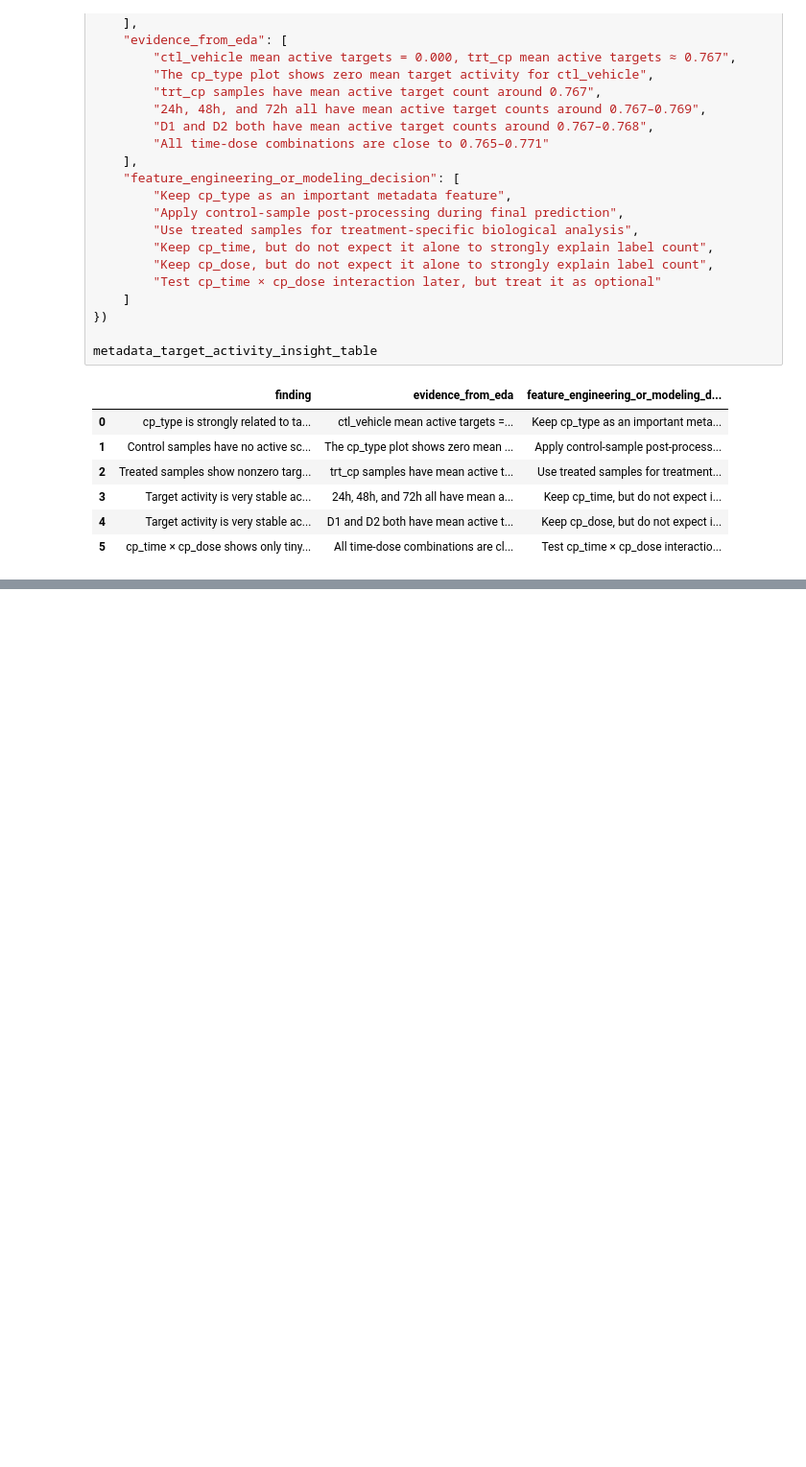
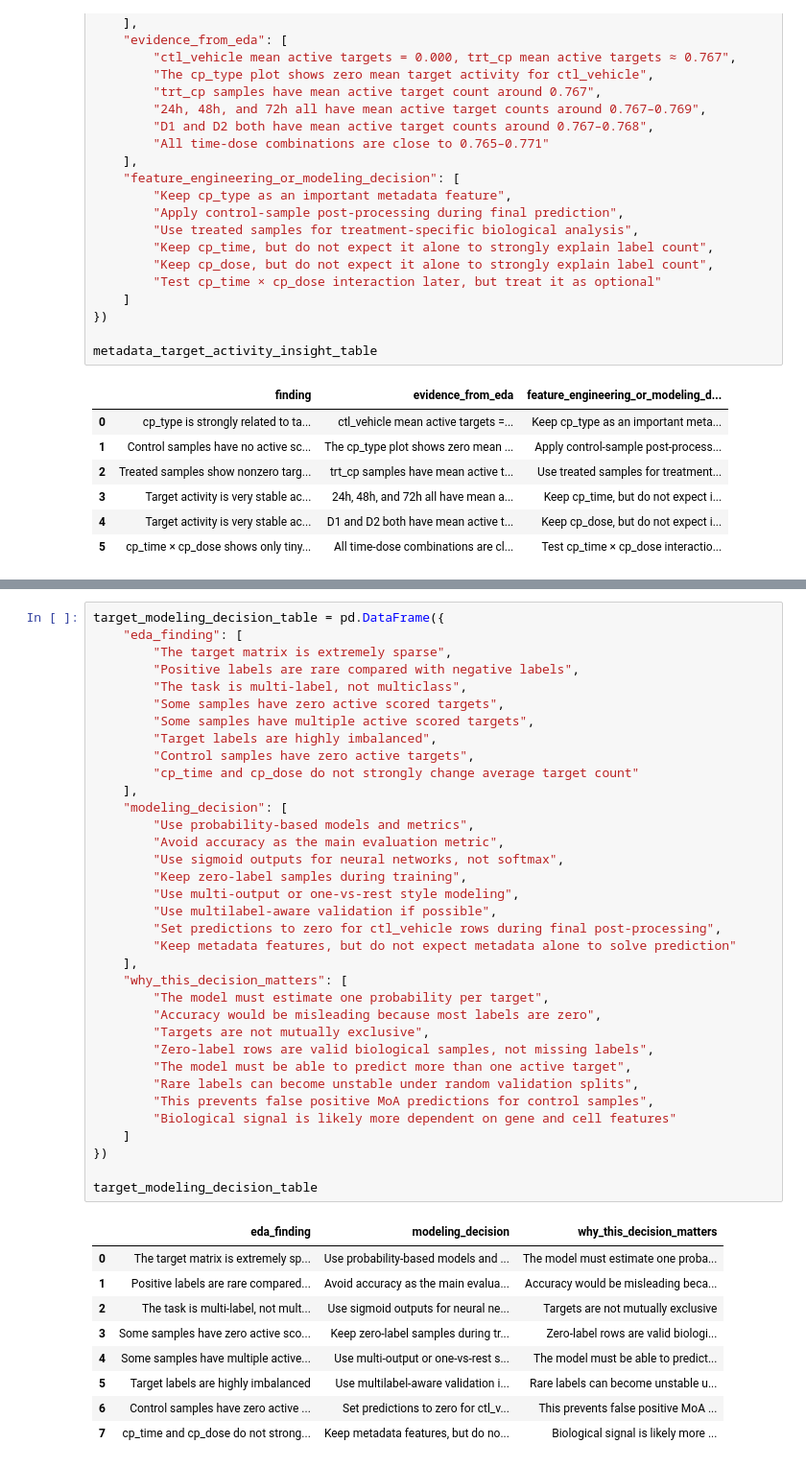
Before and after one commit to kawsar07ahmmed0712-rgb/moa-prediction-drug-response, a Jupyter notebook: notebooks/02_eda.ipynb, the cells around one changed output, grey strips where cells are left out. Shown at 96% size. Cells and saved outputs as stored; diff of their text form; blank space fills up the shorter version.

```diff
--- a/notebooks/02_eda.ipynb
+++ b/notebooks/02_eda.ipynb
@@ -1563,0 +1636,45 @@ metadata_target_activity_insight_table
+# %%
+target_modeling_decision_table = pd.DataFrame({
+    "eda_finding": [
+        "The target matrix is extremely sparse",
+        "Positive labels are rare compared with negative labels",
+        "The task is multi-label, not multiclass",
+        "Some samples have zero active scored targets",
+        "Some samples have multiple active scored targets",
+        "Target labels are highly imbalanced",
+        "Control samples have zero active targets",
+        "cp_time and cp_dose do not strongly change average target count"
+    ],
+    "modeling_decision": [
+        "Use probability-based models and metrics",
+        "Avoid accuracy as the main evaluation metric",
+        "Use sigmoid outputs for neural networks, not softmax",
+        "Keep zero-label samples during training",
+        "Use multi-output or one-vs-rest style modeling",
+        "Use multilabel-aware validation if possible",
+        "Set predictions to zero for ctl_vehicle rows during final post-processing",
+        "Keep metadata features, but do not expect metadata alone to solve prediction"
+    ],
+    "why_this_decision_matters": [
+        "The model must estimate one probability per target",
+        "Accuracy would be misleading because most labels are zero",
+        "Targets are not mutually exclusive",
+        "Zero-label rows are valid biological samples, not missing labels",
+        "The model must be able to predict more than one active target",
+        "Rare labels can become unstable under random validation splits",
+        "This prevents false positive MoA predictions for control samples",
+        "Biological signal is likely more dependent on gene and cell features"
+    ]
+})
+
+target_modeling_decision_table
+# %% [output]
+|  | eda_finding | modeling_decision | why_this_decision_matters |
+| 0 | The target matrix is extremely sp... | Use probability-based models and ... | The model must estimate one proba... |
+| 1 | Positive labels are rare compared... | Avoid accuracy as the main evalua... | Accuracy would be misleading beca... |
+| 2 | The task is multi-label, not mult... | Use sigmoid outputs for neural ne... | Targets are not mutually exclusive |
+| 3 | Some samples have zero active sco... | Keep zero-label samples during tr... | Zero-label rows are valid biologi... |
+| 4 | Some samples have multiple active... | Use multi-output or one-vs-rest s... | The model must be able to predict... |
+| 5 | Target labels are highly imbalanced | Use multilabel-aware validation i... | Rare labels can become unstable u... |
+| 6 | Control samples have zero active ... | Set predictions to zero for ctl_v... | This prevents false positive MoA ... |
+| 7 | cp_time and cp_dose do not strong... | Keep metadata features, but do no... | Biological signal is likely more ... |
```
Also changed, not shown: parts of 10 cells of this notebook.
